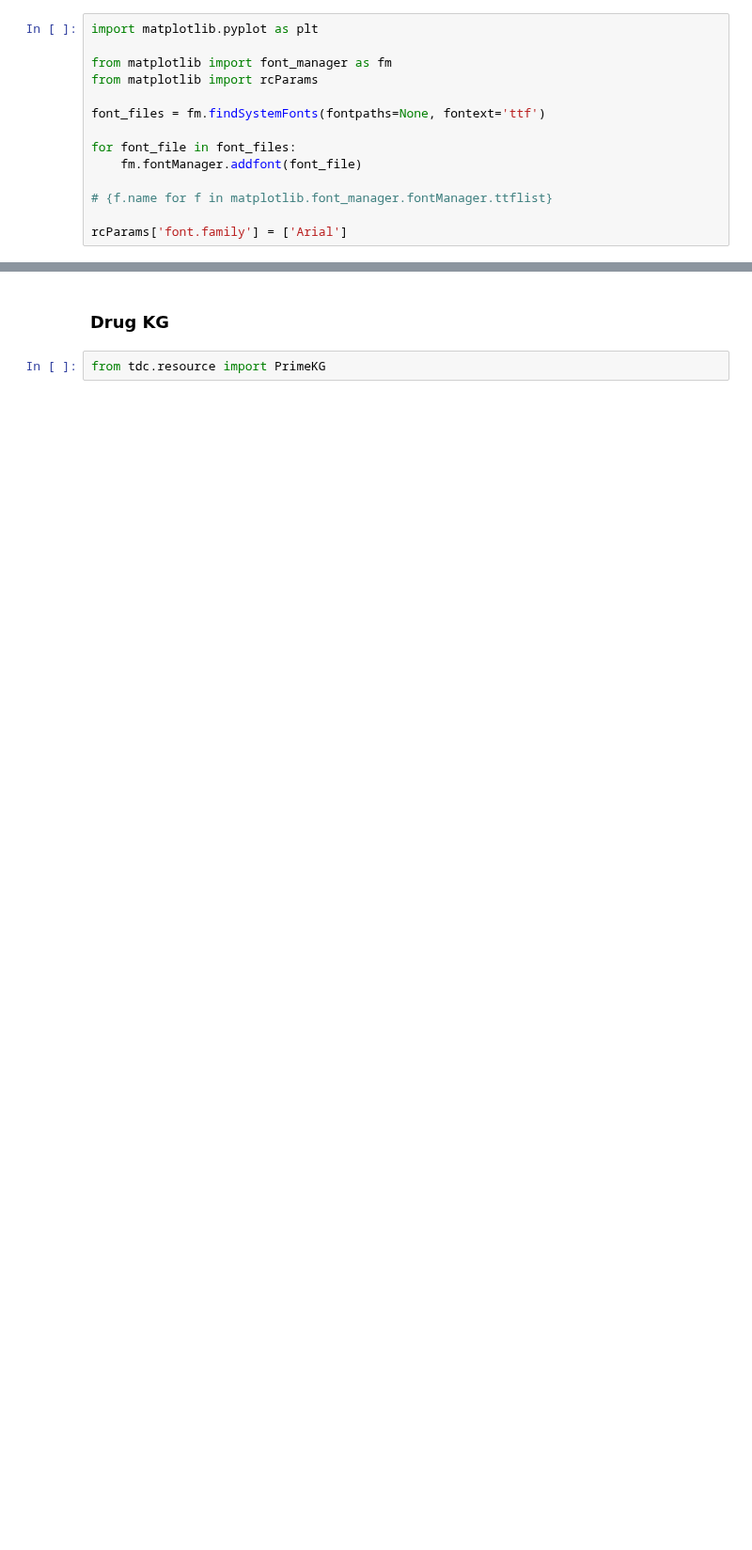
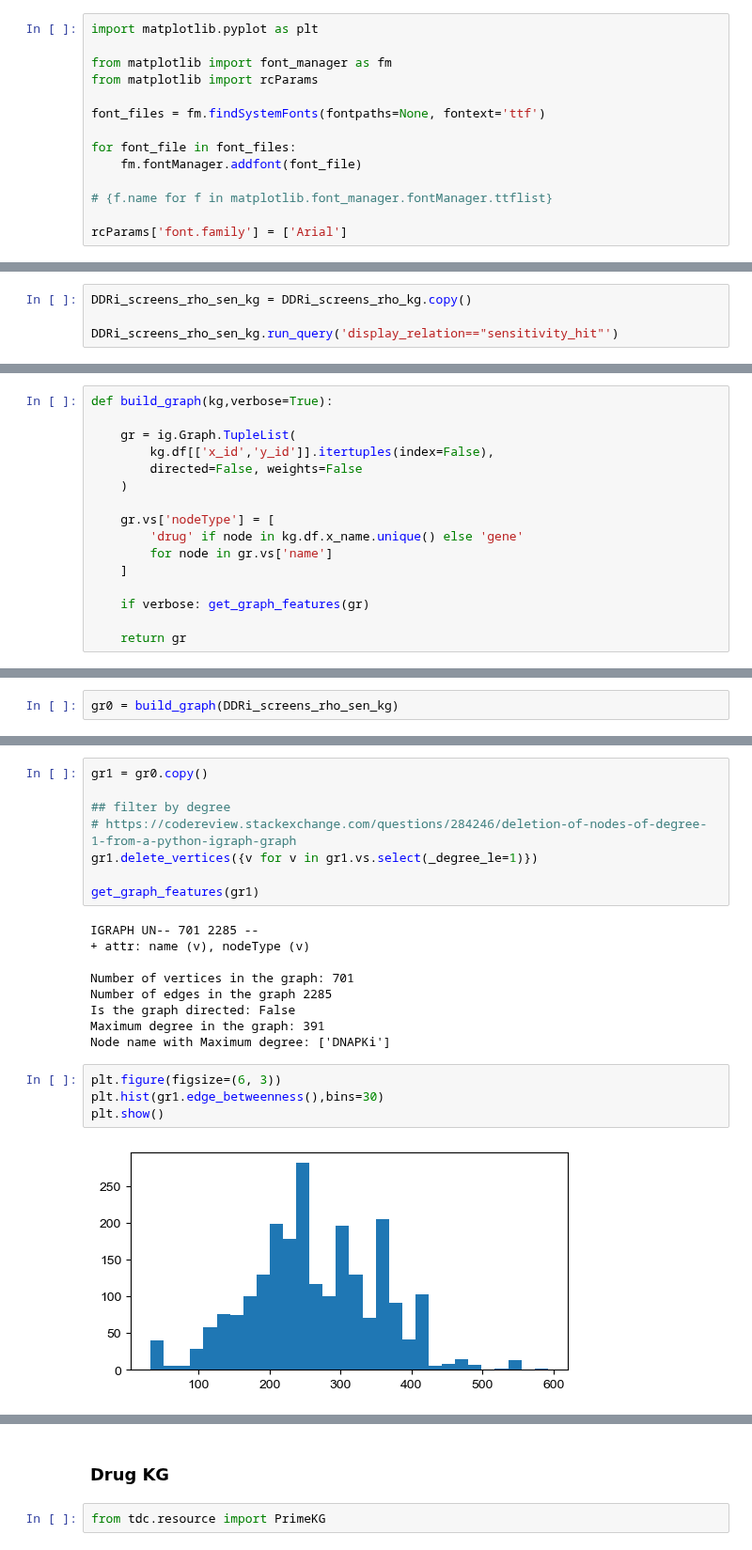
Before and after one commit to abearab/DDRi-screens, a Jupyter notebook: 3-graph-representation.ipynb, the cells around one changed output, grey strips where cells are left out. Shown at 94% size. Drawn from its saved outputs; the diff is of its cells as text; blank space fills up the shorter version.

```diff
--- a/3-graph-representation.ipynb
+++ b/3-graph-representation.ipynb
@@ -164,0 +143,4 @@ ___
+# %%
+DDRi_screens_rho_sen_kg = DDRi_screens_rho_kg.copy()
+
+DDRi_screens_rho_sen_kg.run_query('display_relation=="sensitivity_hit"')
@@ -164,0 +166,16 @@ ___
+# %%
+def build_graph(kg,verbose=True):
+
+    gr = ig.Graph.TupleList(
+        kg.df[['x_id','y_id']].itertuples(index=False),
+        directed=False, weights=False
+    )
+
+    gr.vs['nodeType'] = [
+        'drug' if node in kg.df.x_name.unique() else 'gene'
+        for node in gr.vs['name']
+    ]
+
+    if verbose: get_graph_features(gr)
+
+    return gr
@@ -164,0 +257,2 @@ ___
+# %%
+gr0 = build_graph(DDRi_screens_rho_sen_kg)
@@ -164,0 +268,23 @@ ___
+# %%
+gr1 = gr0.copy()
+
+## filter by degree
+# https://codereview.stackexchange.com/questions/284246/deletion-of-nodes-of-degree-1-from-a-python-igraph-graph
+gr1.delete_vertices({v for v in gr1.vs.select(_degree_le=1)})
+
+get_graph_features(gr1)
+# %% [output]
+IGRAPH UN-- 701 2285 --
++ attr: name (v), nodeType (v)
+
+Number of vertices in the graph: 701
+Number of edges in the graph 2285
+Is the graph directed: False
+Maximum degree in the graph: 391
+Node name with Maximum degree: ['DNAPKi']
+# %%
+plt.figure(figsize=(6, 3))
+plt.hist(gr1.edge_betweenness(),bins=30)
+plt.show()
+# %% [output]
+[figure, added]
```
Also changed, not shown: parts of 71 cells of this notebook, 2 other files.
